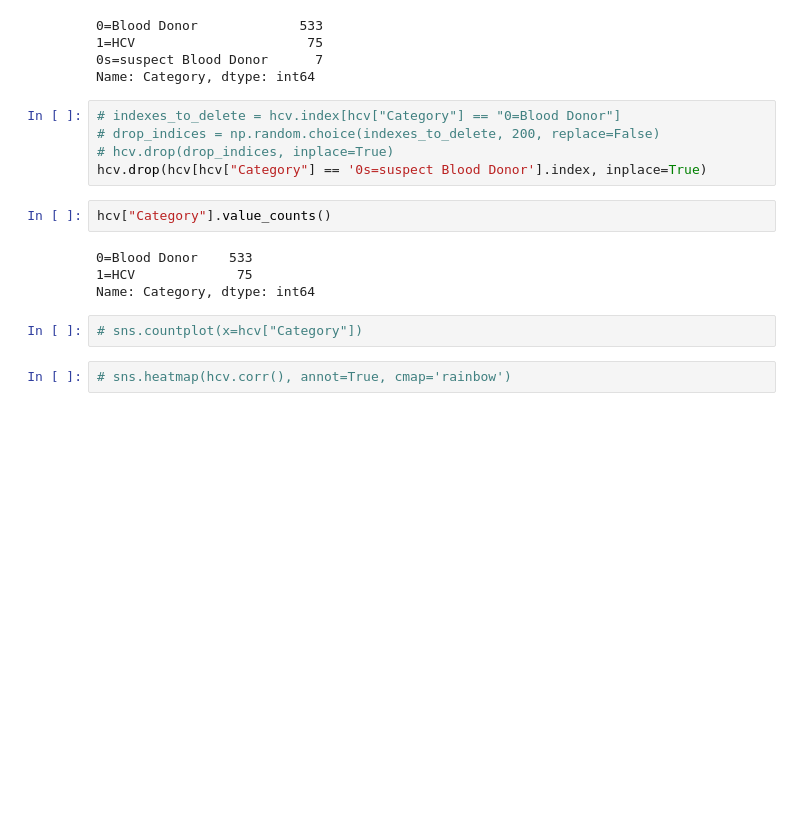
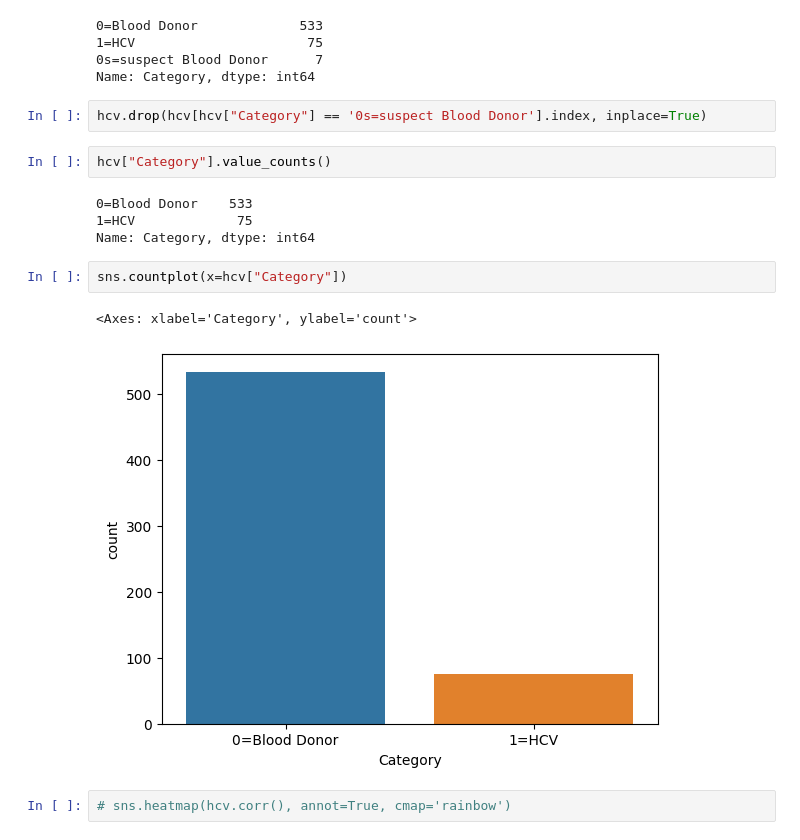
Before and after one commit to 11jolek11/BigDataHCVproject, a Jupyter notebook: BigDataHCV.ipynb, the cells around one changed output. Cells and saved outputs as stored; diff of their text form; blank space fills up the shorter version.

```diff
--- a/BigDataHCV.ipynb
+++ b/BigDataHCV.ipynb
@@ -64,9 +62,6 @@ hcv["Category"].value_counts()
 0s=suspect Blood Donor      7
 Name: Category, dtype: int64
 # %%
-# indexes_to_delete = hcv.index[hcv["Category"] == "0=Blood Donor"]
-# drop_indices = np.random.choice(indexes_to_delete, 200, replace=False)
-# hcv.drop(drop_indices, inplace=True)
 hcv.drop(hcv[hcv["Category"] == '0s=suspect Blood Donor'].index, inplace=True)
 # %%
 hcv["Category"].value_counts()
@@ -75,7 +70,10 @@ hcv["Category"].value_counts()
 1=HCV             75
 Name: Category, dtype: int64
 # %%
-# sns.countplot(x=hcv["Category"])
+sns.countplot(x=hcv["Category"])
+# %% [output]
+<Axes: xlabel='Category', ylabel='count'>
+[figure, added]
 # %%
 # sns.heatmap(hcv.corr(), annot=True, cmap='rainbow')
 # %%
```
Also changed, not shown: parts of 34 cells of this notebook.
